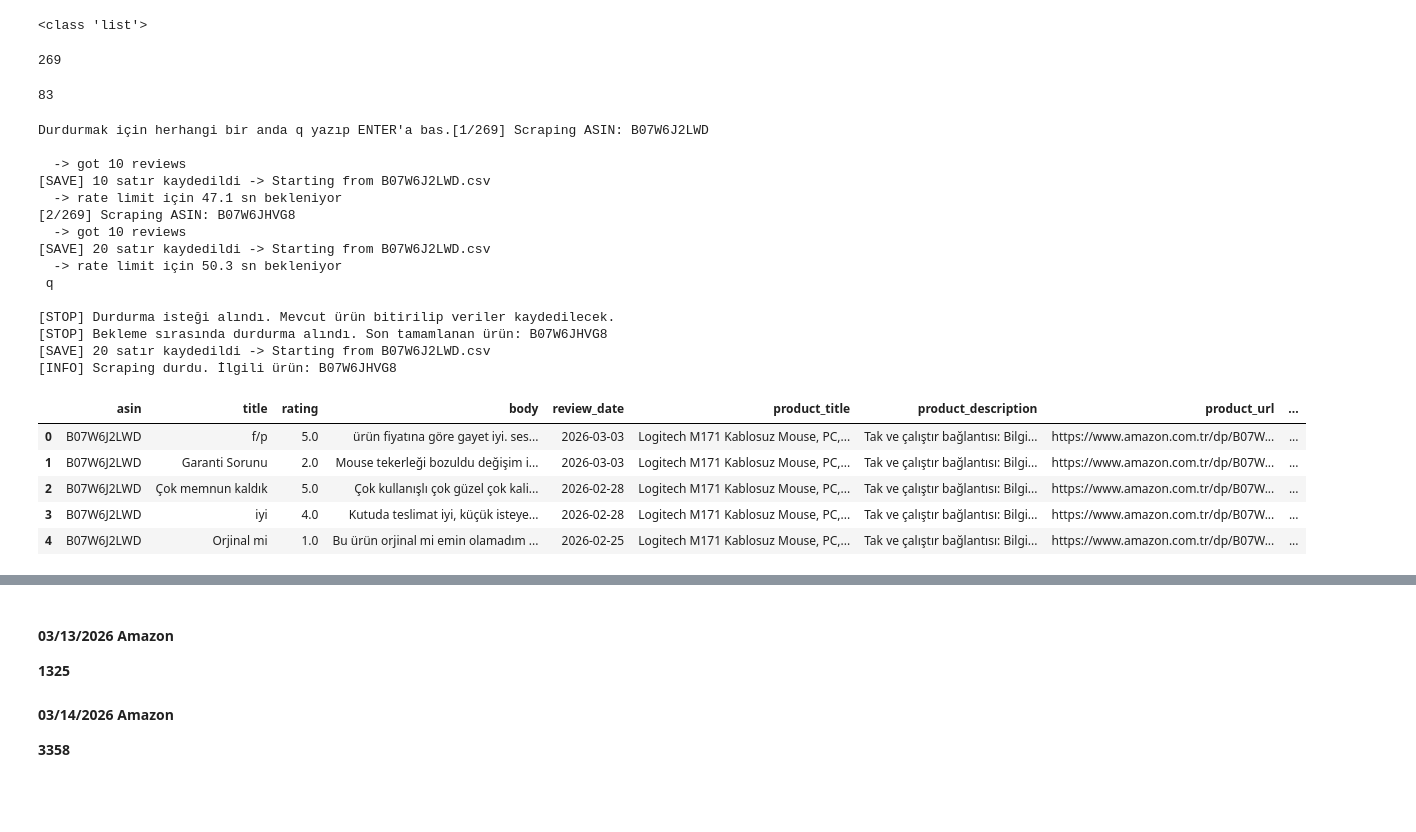
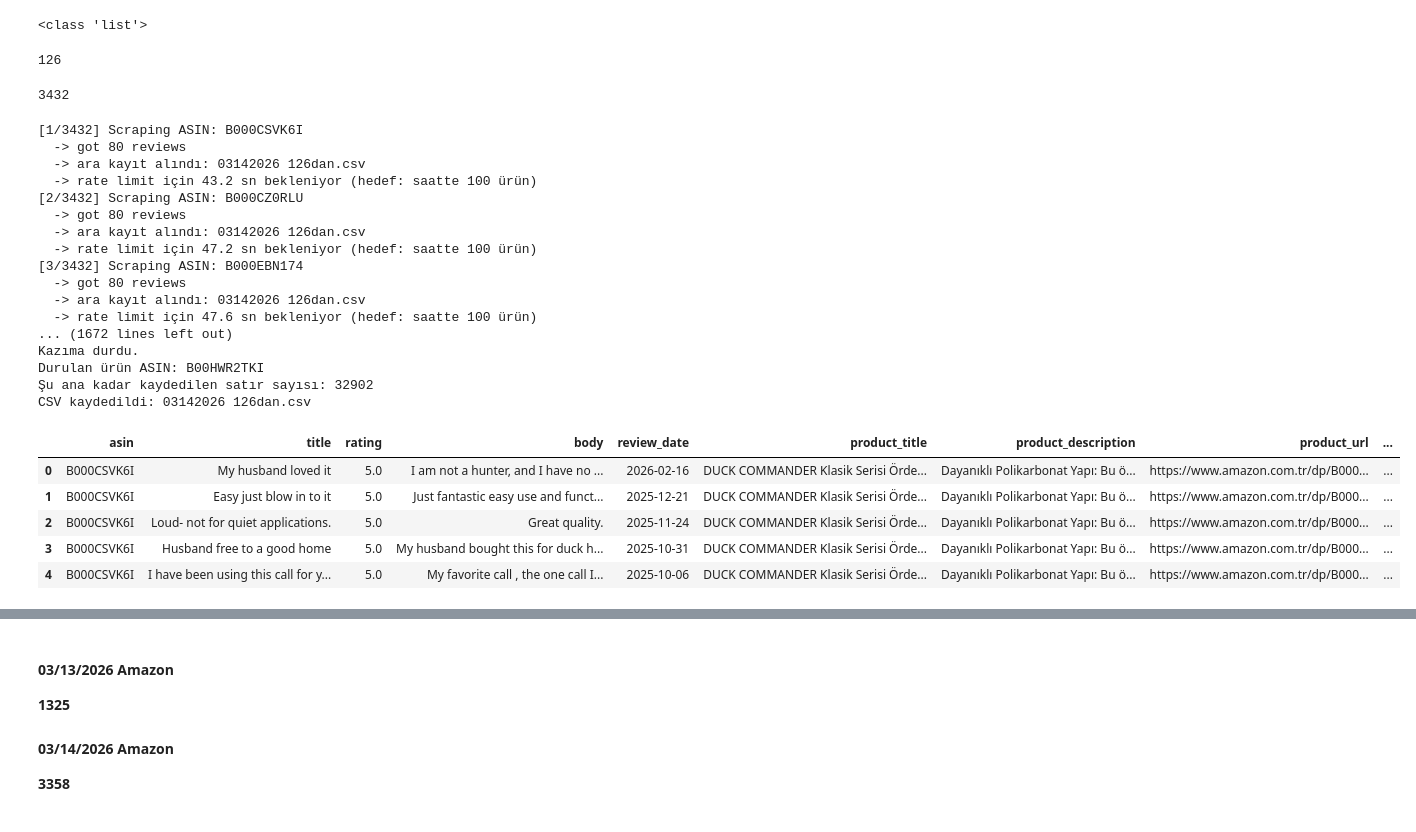
Before and after one commit to Pirkn/Aspect-Aware-Ecommerce-Summarizer, a Jupyter notebook: Jupyter Files for context/amazon_scrape.ipynb, the cells around one changed output, grey strips where cells are left out. Saved outputs shown, nothing was run; the diff lists cells and outputs as text; code cells hidden in the pictures.

Commit message:
Amazon Scraper -> Comment language detection fix, and turned into a script

```diff
--- a/Jupyter Files for context/amazon_scrape.ipynb
+++ b/Jupyter Files for context/amazon_scrape.ipynb
@@ -523,60 +609,57 @@ asins = [
 # %%
 import json
 
-with open("03122026Amazon.txt", "r", encoding="utf-8") as f:
+with open("03142026Amazon.txt", "r", encoding="utf-8") as f:
     links = json.load(f)
 
 print(type(links))  # list
 asins = [u.split("/dp/")[1][:10] for u in links]
 # %% [output]
 <class 'list'>
+# %%
+index = asins.index("B00HWR2TKI")
+index
+# %% [output]
+126
+# %%
+asins = asins[index:]
 # %%
 print(len(asins))
 # %% [output]
-269
+3432
-# %%
-asins.index("B07W6J2LWD")
-# %% [output]
-83
-# %%
-asins = asins[83:]
 # %%
-OUTPUT_CSV_PATH = "Starting from B07W6J2LWD.csv"
+OUTPUT_CSV_PATH = "03142026 126dan.csv"
 
 df_all = scrape_many_asins(
     driver,
     asins,
     target_n=80,
     max_pages=80,
     output_csv_path=OUTPUT_CSV_PATH,
-    products_per_hour=50,
-    enable_stop_listener=True
+    min_seconds_per_product=MIN_SECONDS_PER_PRODUCT
 )
-
-if "review_id" in df_all.columns:
-    df_all = df_all.drop("review_id", axis=1)
-
-df_all.to_csv(OUTPUT_CSV_PATH, index=False, encoding="utf-8-sig")
 df_all.head()
 # %% [output]
-Durdurmak için herhangi bir anda q yazıp ENTER'a bas.[1/269] Scraping ASIN: B07W6J2LWD
-
-  -> got 10 reviews
-[SAVE] 10 satır kaydedildi -> Starting from B07W6J2LWD.csv
-  -> rate limit için 47.1 sn bekleniyor
-[2/269] Scraping ASIN: B07W6JHVG8
-  -> got 10 reviews
-[SAVE] 20 satır kaydedildi -> Starting from B07W6J2LWD.csv
-  -> rate limit için 50.3 sn bekleniyor
- q
-
-[STOP] Durdurma isteği alındı. Mevcut ürün bitirilip veriler kaydedilecek.
-[STOP] Bekleme sırasında durdurma alındı. Son tamamlanan ürün: B07W6JHVG8
-[SAVE] 20 satır kaydedildi -> Starting from B07W6J2LWD.csv
-[INFO] Scraping durdu. İlgili ürün: B07W6JHVG8
+[1/3432] Scraping ASIN: B000CSVK6I
+  -> got 80 reviews
+  -> ara kayıt alındı: 03142026 126dan.csv
+  -> rate limit için 43.2 sn bekleniyor (hedef: saatte 100 ürün)
+[2/3432] Scraping ASIN: B000CZ0RLU
+  -> got 80 reviews
+  -> ara kayıt alındı: 03142026 126dan.csv
+  -> rate limit için 47.2 sn bekleniyor (hedef: saatte 100 ürün)
+[3/3432] Scraping ASIN: B000EBN174
+  -> got 80 reviews
+  -> ara kayıt alındı: 03142026 126dan.csv
+  -> rate limit için 47.6 sn bekleniyor (hedef: saatte 100 ürün)
+... (1672 lines left out)
+Kazıma durdu.
+Durulan ürün ASIN: B00HWR2TKI
+Şu ana kadar kaydedilen satır sayısı: 32902
+CSV kaydedildi: 03142026 126dan.csv
 |  | asin | title | rating | body | review_date | product_title | product_description | product_url | ... |
-| 0 | B07W6J2LWD | f/p | 5.0 | ürün fiyatına göre gayet iyi. ses... | 2026-03-03 | Logitech M171 Kablosuz Mouse, PC,... | Tak ve çalıştır bağlantısı: Bilgi... | https://www.amazon.com.tr/dp/B07W... | ... |
-| 1 | B07W6J2LWD | Garanti Sorunu | 2.0 | Mouse tekerleği bozuldu değişim i... | 2026-03-03 | Logitech M171 Kablosuz Mouse, PC,... | Tak ve çalıştır bağlantısı: Bilgi... | https://www.amazon.com.tr/dp/B07W... | ... |
-| 2 | B07W6J2LWD | Çok memnun kaldık | 5.0 | Çok kullanışlı çok güzel çok kali... | 2026-02-28 | Logitech M171 Kablosuz Mouse, PC,... | Tak ve çalıştır bağlantısı: Bilgi... | https://www.amazon.com.tr/dp/B07W... | ... |
-| 3 | B07W6J2LWD | iyi | 4.0 | Kutuda teslimat iyi, küçük isteye... | 2026-02-28 | Logitech M171 Kablosuz Mouse, PC,... | Tak ve çalıştır bağlantısı: Bilgi... | https://www.amazon.com.tr/dp/B07W... | ... |
-| 4 | B07W6J2LWD | Orjinal mi | 1.0 | Bu ürün orjinal mi emin olamadım ... | 2026-02-25 | Logitech M171 Kablosuz Mouse, PC,... | Tak ve çalıştır bağlantısı: Bilgi... | https://www.amazon.com.tr/dp/B07W... | ... |
+| 0 | B000CSVK6I | My husband loved it | 5.0 | I am not a hunter, and I have no ... | 2026-02-16 | DUCK COMMANDER Klasik Serisi Örde... | Dayanıklı Polikarbonat Yapı: Bu ö... | https://www.amazon.com.tr/dp/B000... | ... |
+| 1 | B000CSVK6I | Easy just blow in to it | 5.0 | Just fantastic easy use and funct... | 2025-12-21 | DUCK COMMANDER Klasik Serisi Örde... | Dayanıklı Polikarbonat Yapı: Bu ö... | https://www.amazon.com.tr/dp/B000... | ... |
+| 2 | B000CSVK6I | Loud- not for quiet applications. | 5.0 | Great quality. | 2025-11-24 | DUCK COMMANDER Klasik Serisi Örde... | Dayanıklı Polikarbonat Yapı: Bu ö... | https://www.amazon.com.tr/dp/B000... | ... |
+| 3 | B000CSVK6I | Husband free to a good home | 5.0 | My husband bought this for duck h... | 2025-10-31 | DUCK COMMANDER Klasik Serisi Örde... | Dayanıklı Polikarbonat Yapı: Bu ö... | https://www.amazon.com.tr/dp/B000... | ... |
+| 4 | B000CSVK6I | I have been using this call for y... | 5.0 | My favorite call , the one call I... | 2025-10-06 | DUCK COMMANDER Klasik Serisi Örde... | Dayanıklı Polikarbonat Yapı: Bu ö... | https://www.amazon.com.tr/dp/B000... | ... |
```
Also changed, not shown: parts of 7 cells of this notebook, 5 other files.
